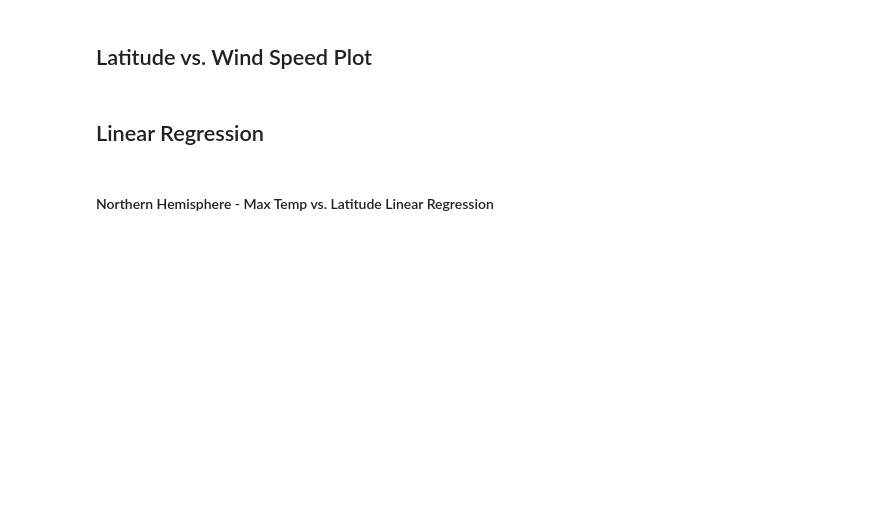
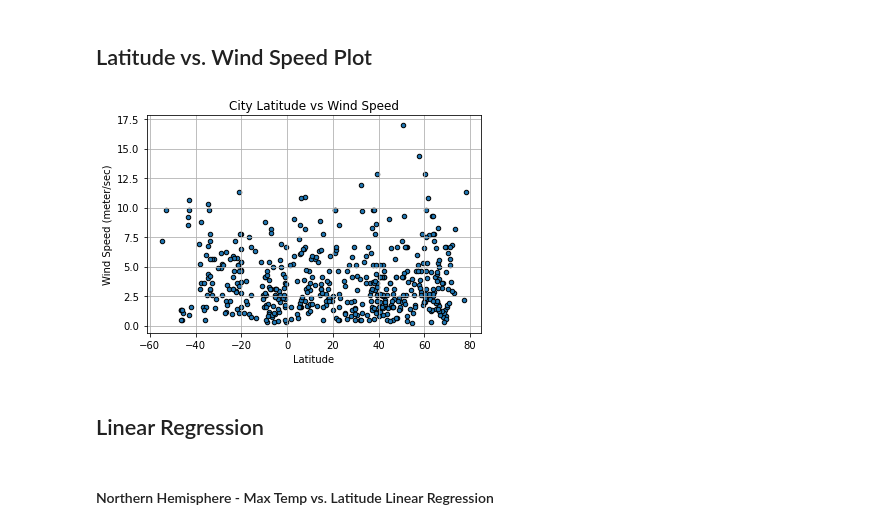
Before and after one commit to Franz365/python-api-challenge, a Jupyter notebook: WeatherPy/WeatherPy.ipynb, the cells around one changed output. Drawn from its saved outputs; the diff is of its cells as text; code cells hidden in the pictures; blank space fills up the shorter version.

```diff
--- a/WeatherPy/WeatherPy.ipynb
+++ b/WeatherPy/WeatherPy.ipynb
@@ -169,4 +258,13 @@ Skip this step if there are no cities that have humidity > 100%.
 # %% [markdown]
 ## Latitude vs. Wind Speed Plot
+# %%
+# Create scatter plot, save .png and show the figure
+weather_df.plot.scatter(x='Lat', y='Wind Speed', grid=True, edgecolors="black", title="City Latitude vs Wind Speed")
+plt.xlabel("Latitude")
+plt.ylabel("Wind Speed (meter/sec)")
+plt.savefig("output_data/Lat_vs_Win.png")
+plt.show()
+# %% [output]
+[figure, added]
 # %% [markdown]
 ## Linear Regression
```
Also changed, not shown: parts of 20 cells of this notebook, 13 other files.
